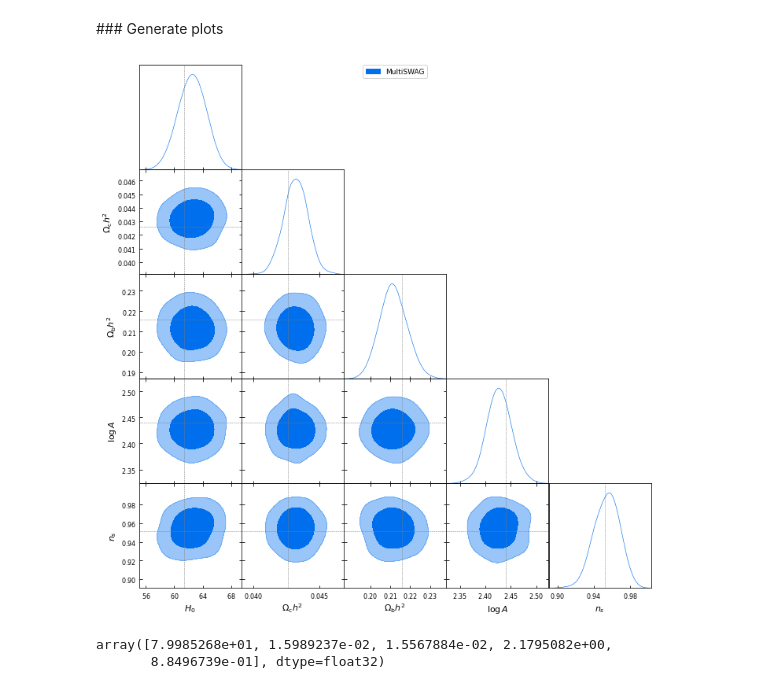
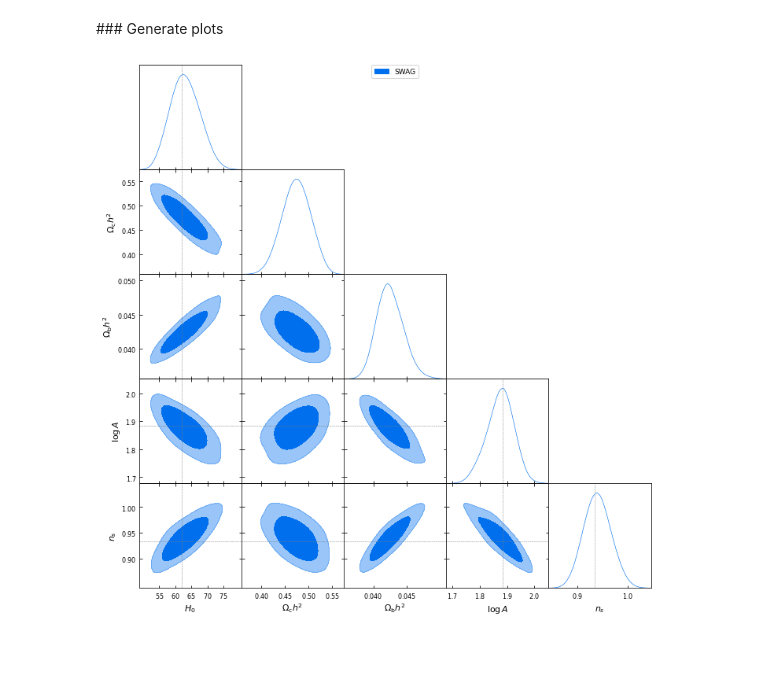
Before and after one commit to Pablo-Lemos/cosmoSWAG, a Jupyter notebook: notebooks/plot_posteriors.ipynb, the cells around one changed output. Drawn from its saved outputs; the diff is of its cells as text; code cells hidden in the pictures; blank space fills up the shorter version.

```diff
--- a/notebooks/plot_posteriors.ipynb
+++ b/notebooks/plot_posteriors.ipynb
@@ -27,9 +26,9 @@ model = SWAGModel(nin=nin, npars=npars)
 nin = x_val.shape[1]
 npars = y_val.shape[1]
 model = SWAGModel(nin=nin, npars = npars)
-model.load("cmb_noisy_errors.pt")
+model.load("cmb_noisy.pt")
 
-samples = model.generate_samples(x_val, nsamples=1000, scale=.5, verbose=True, delta_x = delta_x)
+samples = model.generate_samples(x_val[:10], nsamples=1000, scale=.5, verbose=True, delta_x = delta_x)
 # %% [output]
 Generated 100 samples.
 Generated 200 samples.
@@ -45,10 +44,10 @@ Generated 900 samples.
 # %%
 ind = -3 # Which of the validation simulations to use
 samples_cosmo = data.unnormalize_params(samples[:,ind]).detach().numpy()
-names = ["H0", "omch2",  "ombh2", "As", "ns"]
-labels =  ["H_0", "\Omega_\mathrm{c} h^2", "\Omega_\mathrm{b} h^2", "\log A", "n_s"]
+names = ["H0", "ombh2",  "omch2", "logA", "ns"]
+labels =  ["H_0", "\Omega_\mathrm{b} h^2", "\Omega_\mathrm{c} h^2", "\log A", "n_s"]
 swag = getdist.MCSamples(samples=samples_cosmo,names = names, labels = labels)
-params = data.unnormalize_params(y_val).detach().numpy()
+params = data.unnormalize_params(y_val[:10]).detach().numpy()
 # %% [output]
 Removed no burn in
 # %% [markdown]
@@ -56,19 +55,14 @@ Removed no burn in
 # %%
 g = getdist.plots.getSubplotPlotter()
 g.triangle_plot([swag],
-                ["H0", "omch2",  "ombh2", "As", "ns"],
+                ["H0", "omch2",  "ombh2", "logA", "ns"],
                 filled=True,
-                legend_labels = ['MultiSWAG', 'pyDelfi'],
+                legend_labels = ['SWAG'],
                 markers={'H0':params[ind,0],
-                         'omch2':params[ind,1],
+                         'ombh2':params[ind,1],
                          'ombh2':params[ind,2],
-                         'As':params[ind,3],
+                         'logA':params[ind,3],
                          'ns':params[ind,4]}
                )
 # %% [output]
-[figure, old version]
+[figure, new version]
-# %%
-params[ind]
-# %% [output]
-array([7.9985268e+01, 1.5989237e-02, 1.5567884e-02, 2.1795082e+00,
-       8.8496739e-01], dtype=float32)
```
Also changed, not shown: parts of 9 cells of this notebook.
